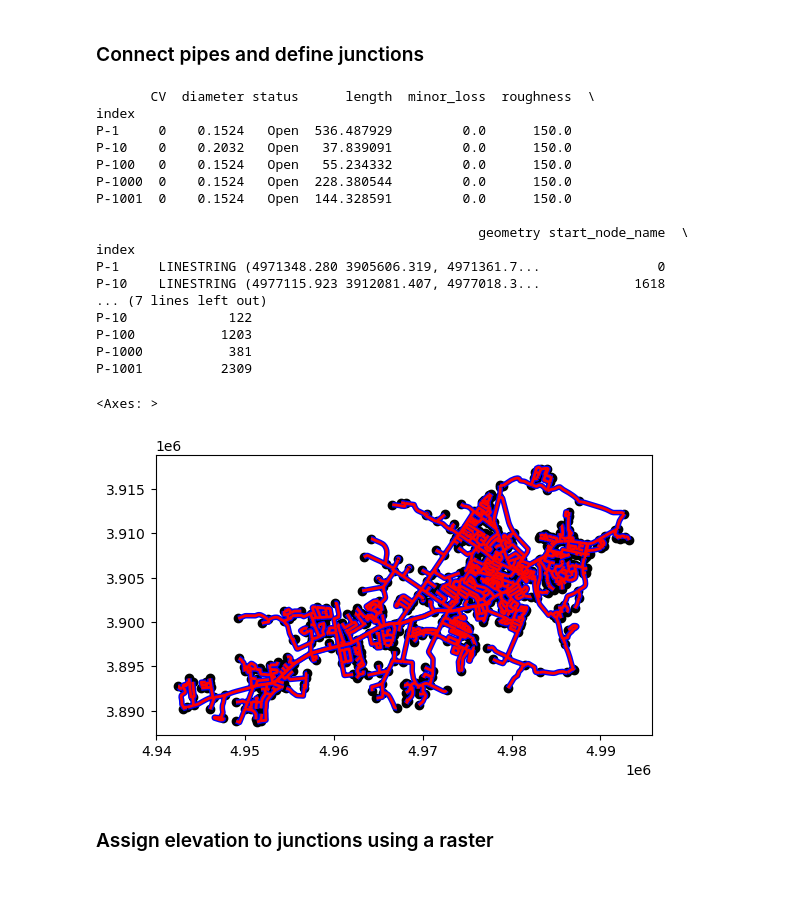
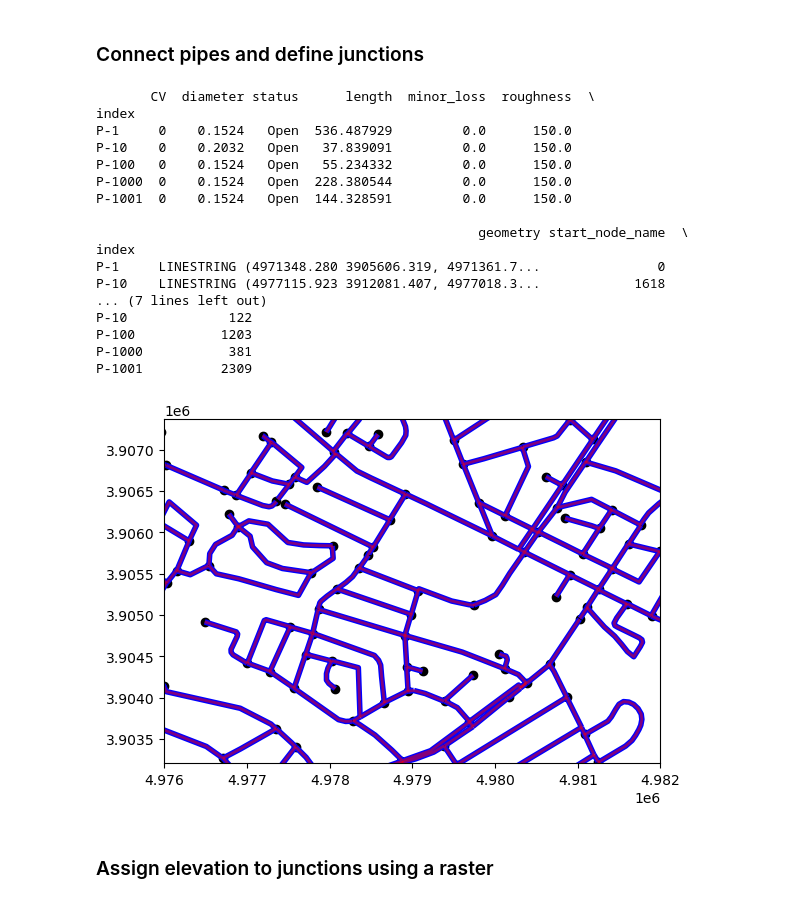
Before and after one commit to USEPA/WNTR, a Jupyter notebook: examples/demos/model_development.ipynb, the cells around one changed output. Cells and saved outputs as stored; diff of their text form; code cells hidden in the pictures.

```diff
--- a/examples/demos/model_development.ipynb
+++ b/examples/demos/model_development.ipynb
@@ -16,3 +16,7 @@ import matplotlib.pylab as plt
 import wntr
 
 crs = "EPSG:3547"  # ft
+# %%
+# The following line defines coordinates used to zoom in on network graphics
+zoom_coords = [(4970939.5, 4986176.3), (3901611.5, 3909258.1)]
+zoom_coords = [(4976000, 4982000), (3903208.711558957, 3907367.1696797055)]
@@ -131,32 +141,33 @@ distance_threshold = 100.0
 # %%
 pipes, junctions = wntr.gis.geospatial.connect_lines(diconnected_pipes, distance_threshold)
 print(pipes.head())
 
-# TODO, change to plotly or interactive so we can zoom in
 fig, ax = plt.subplots()
 diconnected_pipes.plot(color="b", linewidth=4, ax=ax)
-pipes.plot(color="r", linewidth=2, ax=ax)
+pipes.plot(color="r", linewidth=2, alpha=0.5, ax=ax)
 junctions.plot(color="k", ax=ax)
+# Comment/uncomment the following 2 lines to change the zoom on the network graphic
+tmp = ax.set_xlim(zoom_coords[0])
+tmp = ax.set_ylim(zoom_coords[1])
 # %% [output]
        CV  diameter status      length  minor_loss  roughness  \
 index
 P-1     0    0.1524   Open  536.487929         0.0      150.0
 P-10    0    0.2032   Open   37.839091         0.0      150.0
 P-100   0    0.1524   Open   55.234332         0.0      150.0
 P-1000  0    0.1524   Open  228.380544         0.0      150.0
 P-1001  0    0.1524   Open  144.328591         0.0      150.0
 
                                                  geometry start_node_name  \
 index
 P-1     LINESTRING (4971348.280 3905606.319, 4971361.7...               0
 P-10    LINESTRING (4977115.923 3912081.407, 4977018.3...            1618
 ... (7 lines left out)
 P-10             122
 P-100           1203
 P-1000           381
 P-1001          2309
-<Axes: >
-[figure, old version]
+[figure, new version]
 # %% [markdown]
 ### Assign elevation to junctions using a raster
 # %%
```
Also changed, not shown: parts of 30 cells of this notebook.
